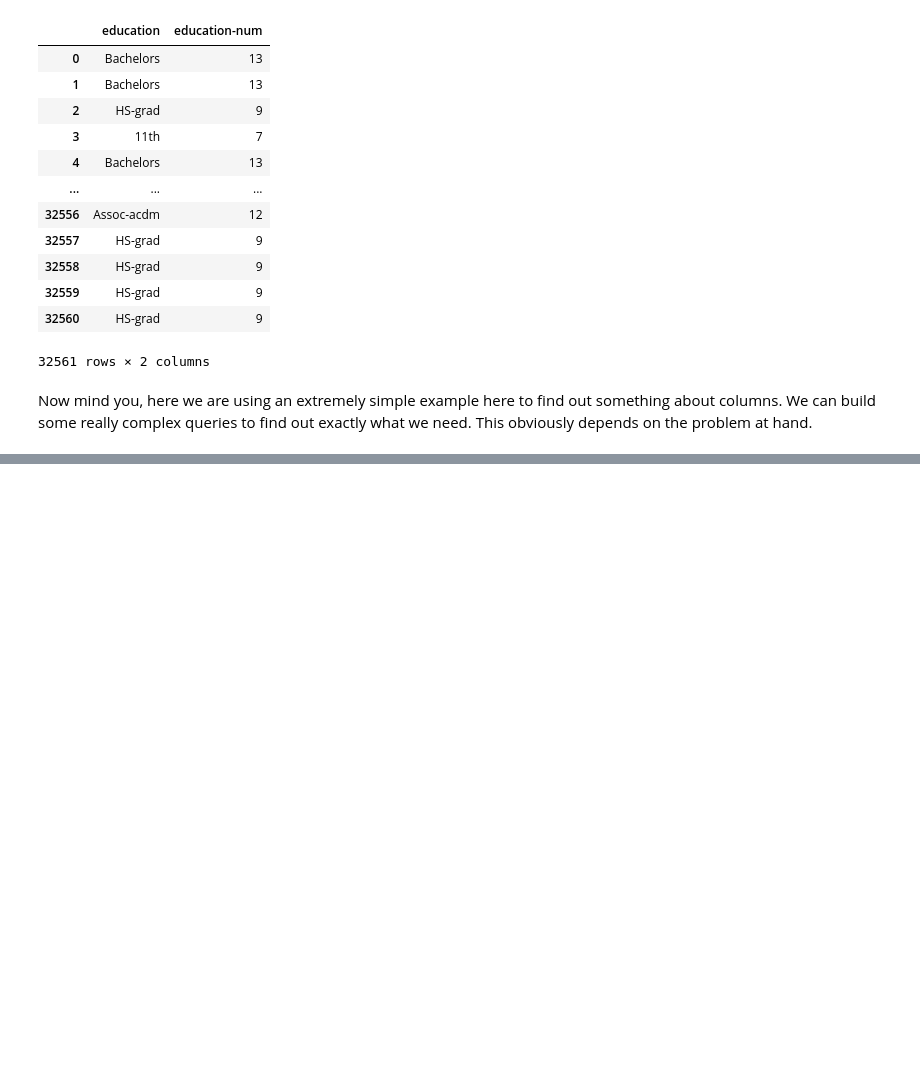
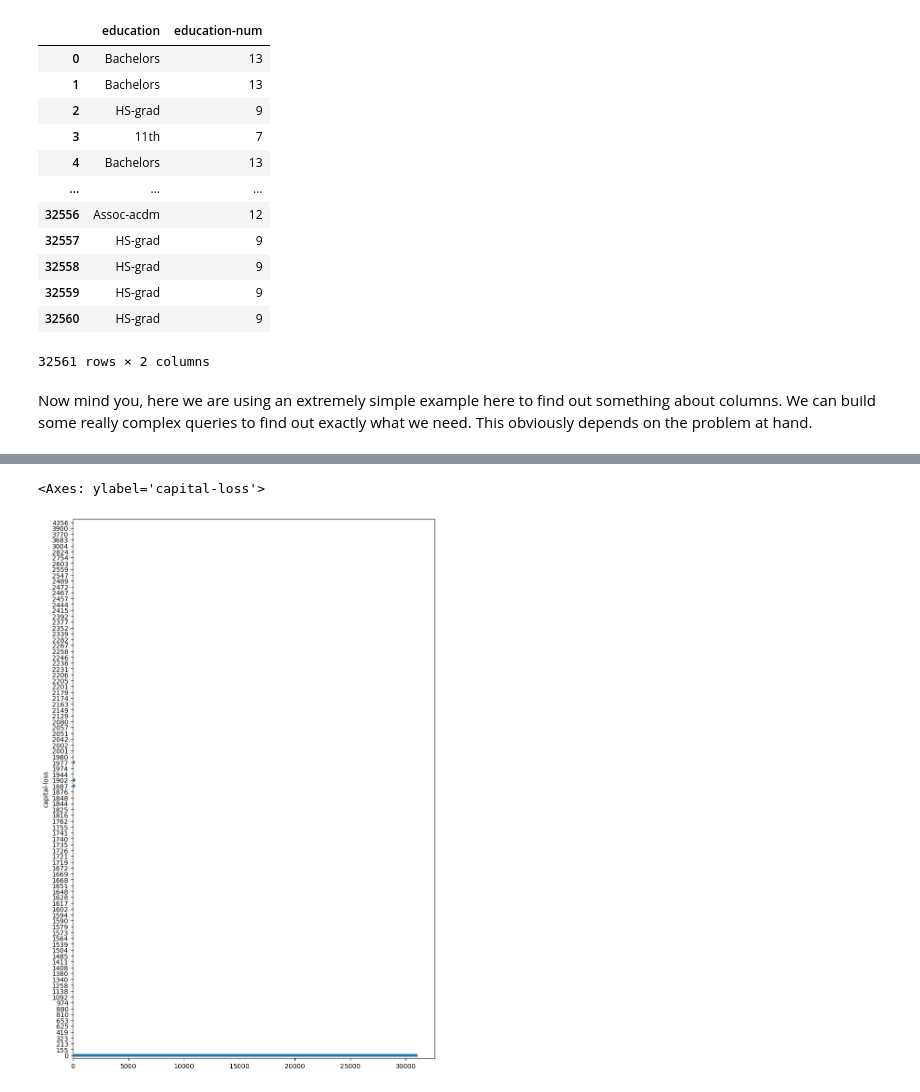
Before and after one commit to agpt8/data_science_portfolio, a Jupyter notebook: income-data-analysis.ipynb, the cells around one changed output, grey strips where cells are left out. Cells and saved outputs as stored; diff of their text form; code cells hidden in the pictures; blank space fills up the shorter version.

```diff
--- a/income-data-analysis.ipynb
+++ b/income-data-analysis.ipynb
@@ -298,0 +347,5 @@ Taking a look at other columns with `strings` datatype shows us that many of the
+# %%
+df['capital-loss'].value_counts().sort_index().plot.barh(figsize=(10,15))
+# %% [output]
+<Axes: ylabel='capital-loss'>
+[figure, added]
```
Also changed, not shown: parts of 24 cells of this notebook.
